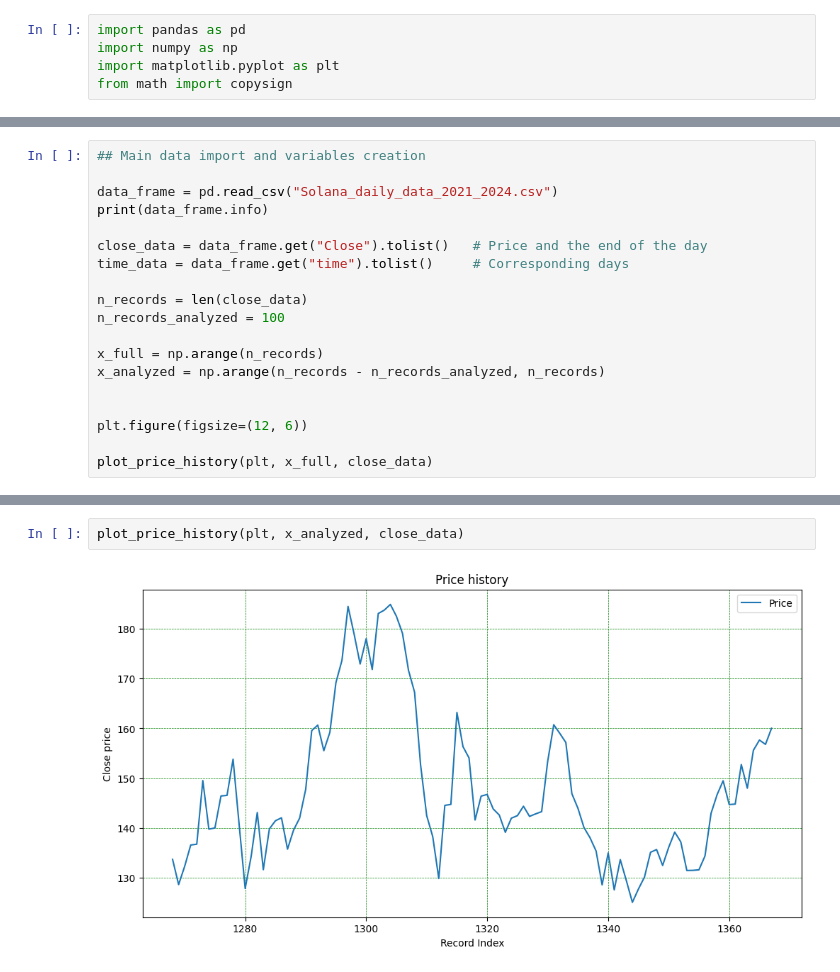
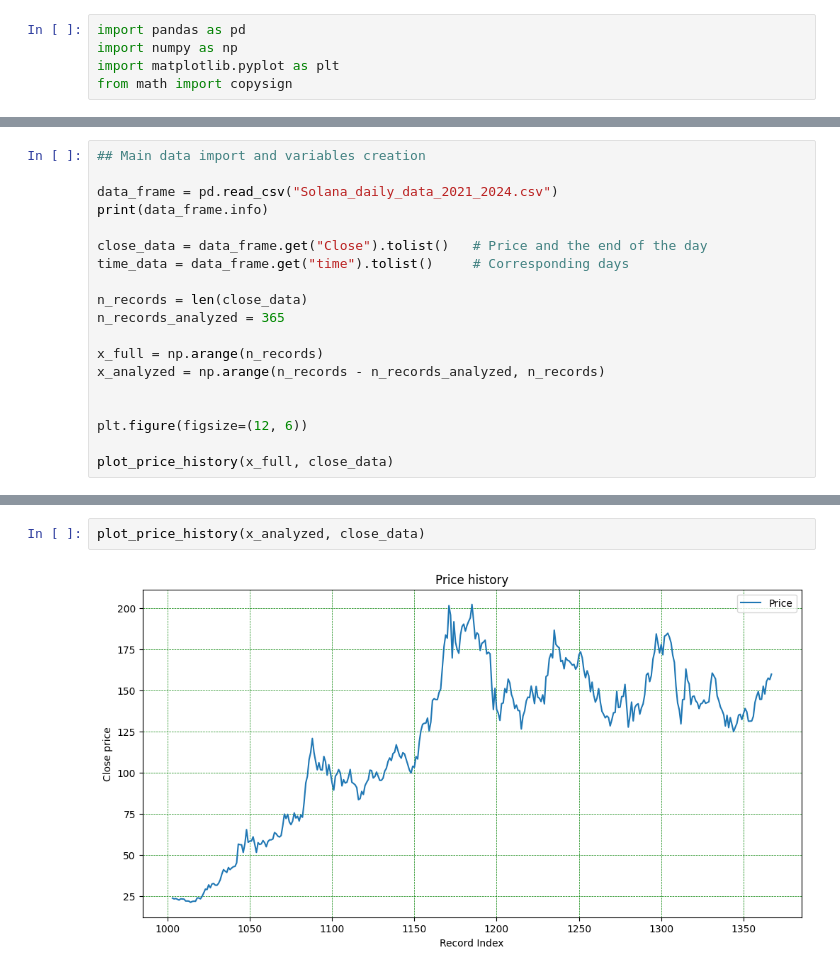
Before and after one commit to ZussmanFranz/Politechnika_Gdanska, a Jupyter notebook: Sem4/MN/project1/project1.ipynb, the cells around one changed output, grey strips where cells are left out. Saved outputs shown, nothing was run; the diff lists cells and outputs as text.

```diff
--- a/Sem4/MN/project1/project1.ipynb
+++ b/Sem4/MN/project1/project1.ipynb
@@ -151,7 +167,7 @@ close_data = data_frame.get("Close").tolist()   # Price and the end of the day
 time_data = data_frame.get("time").tolist()     # Corresponding days
 
 n_records = len(close_data)
-n_records_analyzed = 100
+n_records_analyzed = 365
 
 x_full = np.arange(n_records)
 x_analyzed = np.arange(n_records - n_records_analyzed, n_records)
@@ -159,7 +175,7 @@ x_analyzed = np.arange(n_records - n_records_analyzed, n_records)
 
 plt.figure(figsize=(12, 6))
 
-plot_price_history(plt, x_full, close_data)
+plot_price_history(x_full, close_data)
 # %% [output]
 <bound method DataFrame.info of             time     Open     High      Low    Close      Volume
 0     2021-01-01    1.510    1.865    1.495    1.847  1125773.54
@@ -180,7 +196,7 @@ TypeError: plot_price_history() takes 2 positional arguments but 3 were given
 # %%
-plot_price_history(plt, x_analyzed, close_data)
+plot_price_history(x_analyzed, close_data)
 # %% [output]
-[figure, old version]
+[figure, new version]
 # %%
 macd_values = MACD_values(n_records_analyzed, close_data)
 signal_values = Signal_values(n_records_analyzed, macd_values)
```
Also changed, not shown: parts of 8 cells of this notebook.
